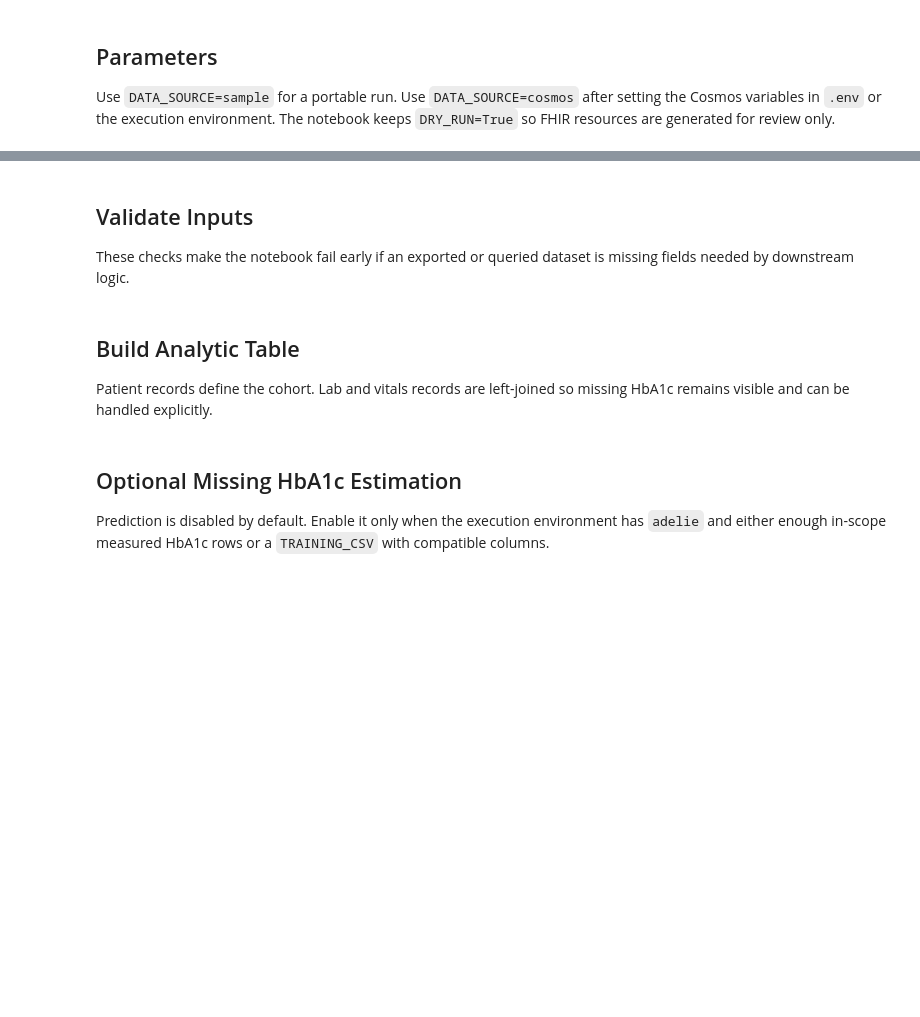
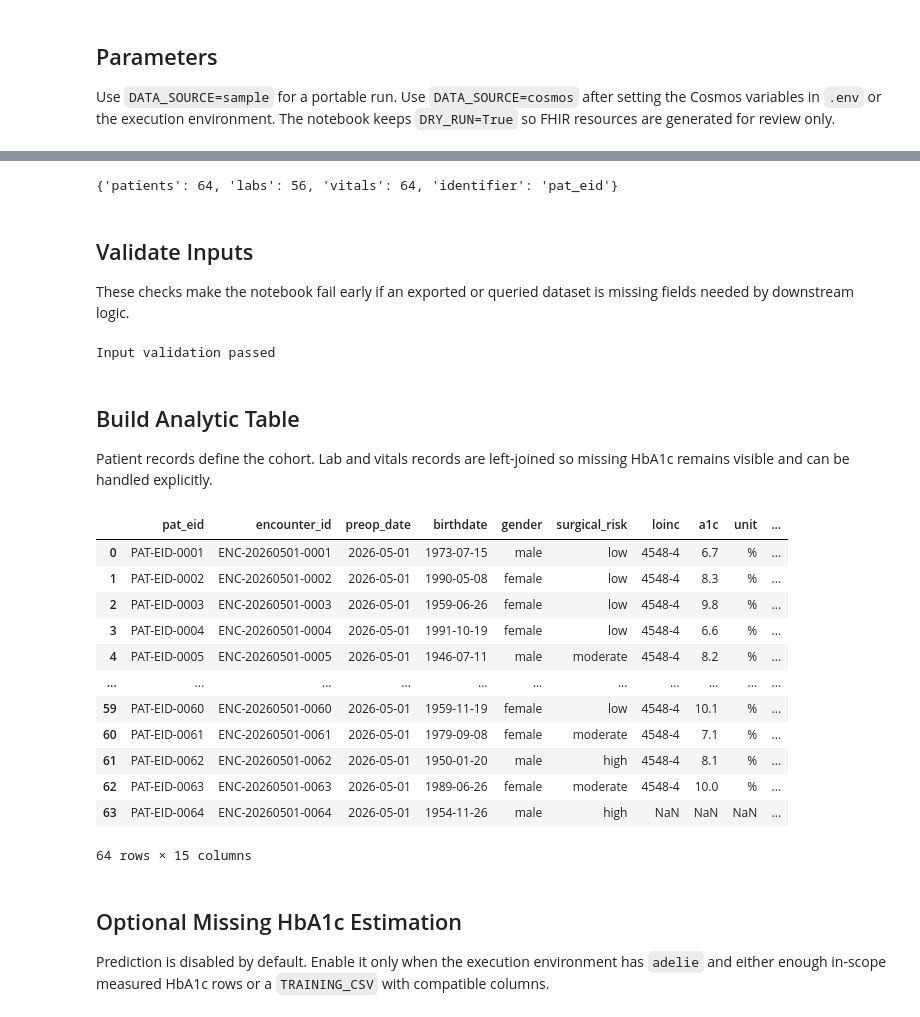
Before and after one commit to si-software-lab/preop-risk-hba1c-demo, a Jupyter notebook: preop_hba1c_cds_workflow.ipynb, the cells around one changed output, grey strips where cells are left out. Drawn from its saved outputs; the diff is of its cells as text; code cells hidden in the pictures; blank space fills up the shorter version.

Commit message:
Externalize sample cohort data

```diff
--- a/preop_hba1c_cds_workflow.ipynb
+++ b/preop_hba1c_cds_workflow.ipynb
@@ -92,6 +142,7 @@ Use `DATA_SOURCE=sample` for a portable run. Use `DATA_SOURCE=cosmos` after sett
 # %%
 DATA_SOURCE = os.getenv("DATA_SOURCE", "sample").strip().lower()
 PREOP_DATE = os.getenv("PREOP_DATE", "2026-05-01").strip()
+SAMPLE_COHORT_JSON = REPO_ROOT / os.getenv("SAMPLE_COHORT_JSON", "sample-hba1c-cohort.json").strip()
 
 LOW_THRESHOLD = float(os.getenv("HBA1C_LOW_THRESHOLD", "7.5"))
 HIGH_THRESHOLD = float(os.getenv("HBA1C_HIGH_THRESHOLD", "8.5"))
@@ -108,6 +159,7 @@ config = {
     "high_threshold": HIGH_THRESHOLD,
     "run_prediction": RUN_PREDICTION,
     "training_csv": TRAINING_CSV,
+    "sample_cohort_json": str(SAMPLE_COHORT_JSON.relative_to(REPO_ROOT)),
     "dry_run": DRY_RUN,
 }
 config
@@ -208,12 +179,54 @@ print({"patients": len(df_pat), "labs": len(df_labs), "vitals": len(df_vitals)})
+# %%
+def require_env(name: str) -> str:
+    value = os.getenv(name, "").strip()
+    if not value:
+        raise RuntimeError(f"Missing required environment variable: {name}")
+    return value
+
+
+if DATA_SOURCE == "cosmos":
+    settings = pipeline.Settings(
+        data_source="cosmos",
+        sample_cohort_json=str(SAMPLE_COHORT_JSON),
+        cosmos_url=require_env("COSMOS_URL"),
+        cosmos_key=require_env("COSMOS_KEY"),
+        database_id=require_env("DATABASE_ID"),
+        container_patient=os.getenv("CONTAINER_PATIENT", "PATIENT").strip(),
+        container_labs=os.getenv("CONTAINER_LABS", "NSQIP_PREOP_LABS").strip(),
+        container_vitals=os.getenv("CONTAINER_VITALS", "PREOP_VITALS").strip(),
+        fhir_base=os.getenv("FHIR_BASE", "").strip(),
+        oauth_bearer=os.getenv("OAUTH_BEARER", "").strip(),
+        preop_date=PREOP_DATE,
+        low_threshold=LOW_THRESHOLD,
+        high_threshold=HIGH_THRESHOLD,
+        H=None,
+        delta=None,
+        dry_run=DRY_RUN,
+        plot=False,
+        training_csv=TRAINING_CSV,
+        enable_prediction=RUN_PREDICTION,
+    )
+    client = pipeline.cosmos_client(settings)
+    db = client.get_database_client(settings.database_id)
+    df_pat = pipeline.load_preop_cohort(db, settings)
+    df_labs = pipeline.load_a1c_labs(db, settings)
+    df_vitals = pipeline.load_vitals(db, settings)
+else:
+    settings = None
+    df_pat, df_labs, df_vitals = pipeline.load_sample_data(SAMPLE_COHORT_JSON, PREOP_DATE)
+
+print({"patients": len(df_pat), "labs": len(df_labs), "vitals": len(df_vitals), "identifier": pipeline.IDENTIFIER_COL})
+# %% [output]
+{'patients': 64, 'labs': 56, 'vitals': 64, 'identifier': 'pat_eid'}
 # %% [markdown]
 ## Validate Inputs
 
 These checks make the notebook fail early if an exported or queried dataset is missing fields needed by downstream logic.
 # %%
 required_columns = {
-    "patient": {"patient_id", "encounter_id", "preop_date", "birthdate", "gender", "surgical_risk"},
-    "labs": {"patient_id", "a1c", "lab_time"},
-    "vitals": {"patient_id", "sbp", "dbp", "bmi", "vitals_time"},
+    "patient": {"pat_eid", "encounter_id", "preop_date", "birthdate", "gender", "surgical_risk"},
+    "labs": {"pat_eid", "a1c", "lab_time"},
+    "vitals": {"pat_eid", "sbp", "dbp", "bmi", "vitals_time"},
 }
 
 frames = {"patient": df_pat, "labs": df_labs, "vitals": df_vitals}
@@ -226,19 +239,35 @@ if df_pat.empty:
     raise ValueError(f"No pre-op cohort found for PREOP_DATE={PREOP_DATE}")
 
 print("Input validation passed")
+# %% [output]
+Input validation passed
 # %% [markdown]
 ## Build Analytic Table
 
 Patient records define the cohort. Lab and vitals records are left-joined so missing HbA1c remains visible and can be handled explicitly.
 # %%
-analysis_df = df_pat.merge(df_labs, on="patient_id", how="left").merge(df_vitals, on="patient_id", how="left")
+analysis_df = df_pat.merge(df_labs, on="pat_eid", how="left").merge(df_vitals, on="pat_eid", how="left")
 analysis_df = pipeline.add_age(analysis_df)
 
 analysis_df["a1c"] = pd.to_numeric(analysis_df["a1c"], errors="coerce")
 analysis_df["lab_time"] = pd.to_datetime(analysis_df["lab_time"], errors="coerce", utc=True)
 analysis_df["vitals_time"] = pd.to_datetime(analysis_df["vitals_time"], errors="coerce", utc=True)
 
 analysis_df
+# %% [output]
+|  | pat_eid | encounter_id | preop_date | birthdate | gender | surgical_risk | loinc | a1c | unit | ... |
+| 0 | PAT-EID-0001 | ENC-20260501-0001 | 2026-05-01 | 1973-07-15 | male | low | 4548-4 | 6.7 | % | ... |
+| 1 | PAT-EID-0002 | ENC-20260501-0002 | 2026-05-01 | 1990-05-08 | female | low | 4548-4 | 8.3 | % | ... |
+| 2 | PAT-EID-0003 | ENC-20260501-0003 | 2026-05-01 | 1959-06-26 | female | low | 4548-4 | 9.8 | % | ... |
+| 3 | PAT-EID-0004 | ENC-20260501-0004 | 2026-05-01 | 1991-10-19 | female | low | 4548-4 | 6.6 | % | ... |
+| 4 | PAT-EID-0005 | ENC-20260501-0005 | 2026-05-01 | 1946-07-11 | male | moderate | 4548-4 | 8.2 | % | ... |
+| ... | ... | ... | ... | ... | ... | ... | ... | ... | ... | ... |
+| 59 | PAT-EID-0060 | ENC-20260501-0060 | 2026-05-01 | 1959-11-19 | female | low | 4548-4 | 10.1 | % | ... |
+| 60 | PAT-EID-0061 | ENC-20260501-0061 | 2026-05-01 | 1979-09-08 | female | moderate | 4548-4 | 7.1 | % | ... |
+| 61 | PAT-EID-0062 | ENC-20260501-0062 | 2026-05-01 | 1950-01-20 | male | high | 4548-4 | 8.1 | % | ... |
+| 62 | PAT-EID-0063 | ENC-20260501-0063 | 2026-05-01 | 1989-06-26 | female | moderate | 4548-4 | 10.0 | % | ... |
+| 63 | PAT-EID-0064 | ENC-20260501-0064 | 2026-05-01 | 1954-11-26 | male | high | NaN | NaN | NaN | ... |
+64 rows × 15 columns
 # %% [markdown]
 ## Optional Missing HbA1c Estimation
 
```
Also changed, not shown: parts of 11 cells of this notebook, 3 other files.
